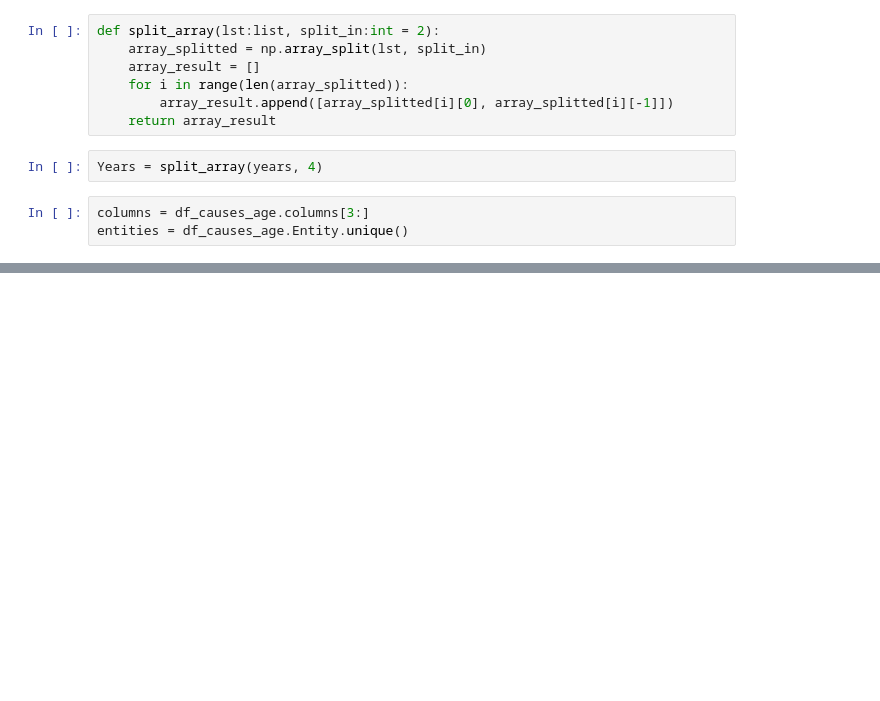
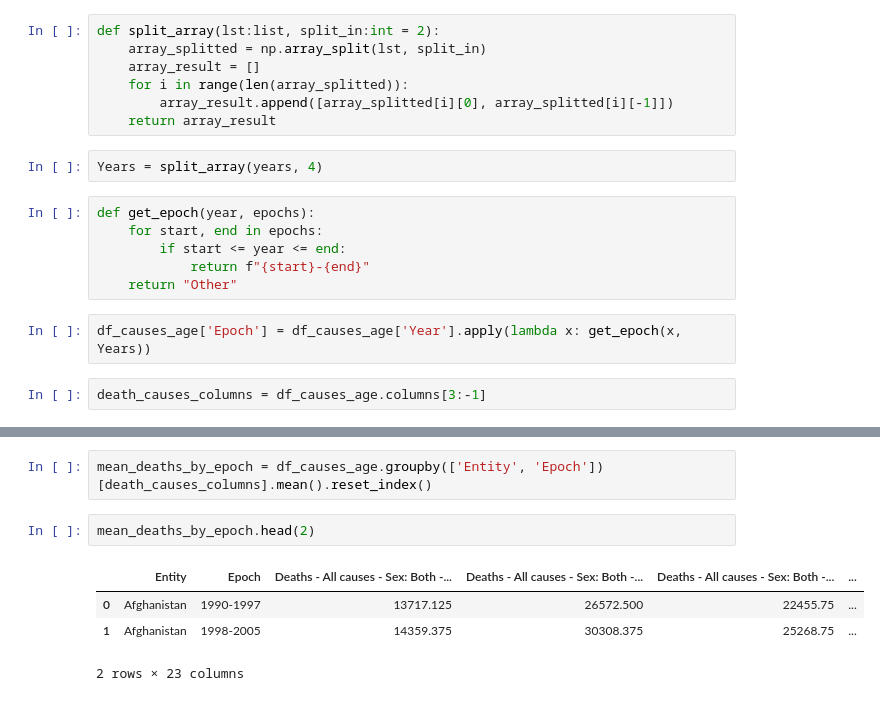
Before and after one commit to rodrigo-espino/Statsproject, a Jupyter notebook: Main_project.ipynb, the cells around one changed output, grey strips where cells are left out. Cells and saved outputs as stored; diff of their text form; blank space fills up the shorter version.

Commit message:
Mean of deaths by epochs functions

```diff
--- a/Main_project.ipynb
+++ b/Main_project.ipynb
@@ -169,6 +153,13 @@ def split_array(lst:list, split_in:int = 2):
     return array_result
 # %%
 Years = split_array(years, 4)
+# %%
+def get_epoch(year, epochs):
+    for start, end in epochs:
+        if start <= year <= end:
+            return f"{start}-{end}"
+    return "Other"
+# %%
+df_causes_age['Epoch'] = df_causes_age['Year'].apply(lambda x: get_epoch(x, Years))
 # %%
-columns = df_causes_age.columns[3:]
-entities = df_causes_age.Entity.unique()
+death_causes_columns = df_causes_age.columns[3:-1]
@@ -185,0 +166,9 @@ df_causes_age.head(3)
+# %%
+mean_deaths_by_epoch = df_causes_age.groupby(['Entity', 'Epoch'])[death_causes_columns].mean().reset_index()
+# %%
+mean_deaths_by_epoch.head(2)
+# %% [output]
+|  | Entity | Epoch | Deaths - All causes - Sex: Both -... | Deaths - All causes - Sex: Both -... | Deaths - All causes - Sex: Both -... | ... |
+| 0 | Afghanistan | 1990-1997 | 13717.125 | 26572.500 | 22455.75 | ... |
+| 1 | Afghanistan | 1998-2005 | 14359.375 | 30308.375 | 25268.75 | ... |
+2 rows × 23 columns
```
Also changed, not shown: parts of 4 cells of this notebook.
